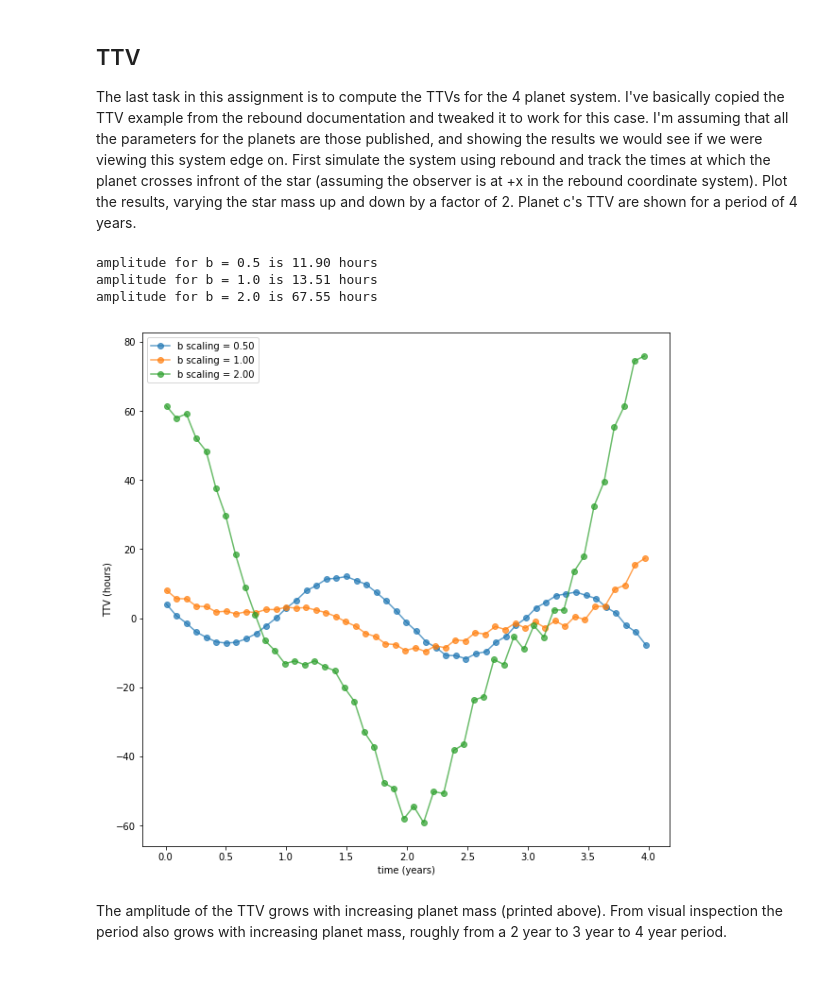
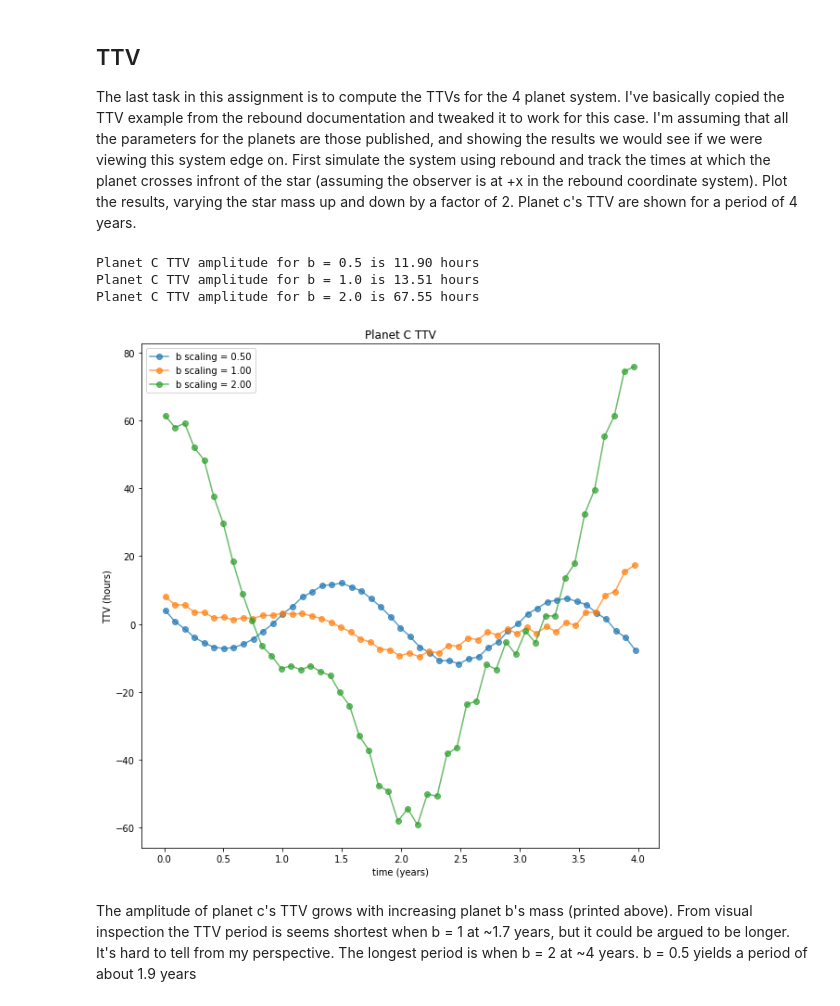
Before and after one commit to csayres/astro597, a Jupyter notebook: hw3.ipynb, the cells around one changed output. Saved outputs shown, nothing was run; the diff lists cells and outputs as text; code cells hidden in the pictures; blank space fills up the shorter version.

```diff
--- a/hw3.ipynb
+++ b/hw3.ipynb
@@ -493,37 +493,38 @@ for ratio in [1/2, 1, 2]:
         t_new = sim.t
         if y_old*(p[2].y-p[0].y)<0 and p[2].x-p[0].x>0:
             # sign changed (y_old*y<0), planet in front of star (x>0)
             while t_new - t_old > 1e-7:
                 if y_old*(p[2].y-p[0].y)<0:
                     t_new = sim.t
                 else:
                     t_old = sim.t
                 sim.integrate((t_new+t_old)/2.)
             transitTimes.append(sim.t)
             sim.integrate(sim.t+tStep)
 
     transitTimes = numpy.asarray(transitTimes)
 
     nTransits = len(transitTimes)
     transitNumber = range(nTransits)
     p = numpy.polyfit(transitNumber, transitTimes, deg=1)
     fitLine = p[0] * transitNumber + p[1]
     t = transitTimes / secondsPerYear
     ttv = (transitTimes - fitLine)/3600.0
     # amplitude
     amp = (max(ttv)-min(ttv))/2.
-    print("amplitude for b = %.1f is %.2f hours"%(ratio, amp))
+    print("Planet C TTV amplitude for b = %.1f is %.2f hours"%(ratio, amp))
 
     plt.plot(t, ttv, '-o', alpha=0.7, label="b scaling = %.2f"%(ratio))
 
+plt.title("Planet C TTV")
 plt.xlabel("time (years)")
 plt.ylabel("TTV (hours)")
 plt.legend()
 plt.show()
 # %% [output]
-amplitude for b = 0.5 is 11.90 hours
-amplitude for b = 1.0 is 13.51 hours
-amplitude for b = 2.0 is 67.55 hours
+Planet C TTV amplitude for b = 0.5 is 11.90 hours
+Planet C TTV amplitude for b = 1.0 is 13.51 hours
+Planet C TTV amplitude for b = 2.0 is 67.55 hours
-[figure, old version]
+[figure, new version]
-# %% [markdown]
-The amplitude of the TTV grows with increasing planet mass (printed above).  From visual inspection the period also grows with increasing planet mass, roughly from a 2 year to 3 year to 4 year period.
+# %% [markdown]
+The amplitude of planet c's TTV grows with increasing planet b's mass (printed above).  From visual inspection the TTV period is seems shortest when b = 1 at ~1.7 years, but it could be argued to be longer. It's hard to tell from my perspective.  The longest period is when b = 2 at ~4 years. b = 0.5 yields a period of about 1.9 years
```
Also changed, not shown: parts of 1 cell of this notebook.
